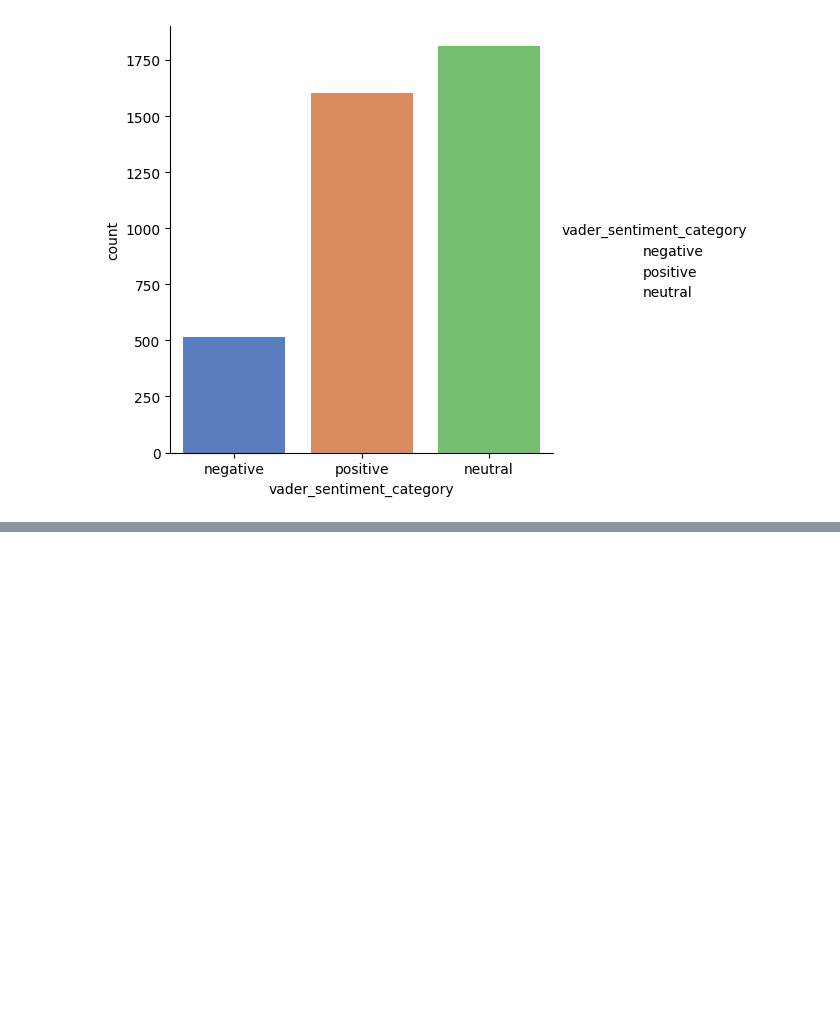
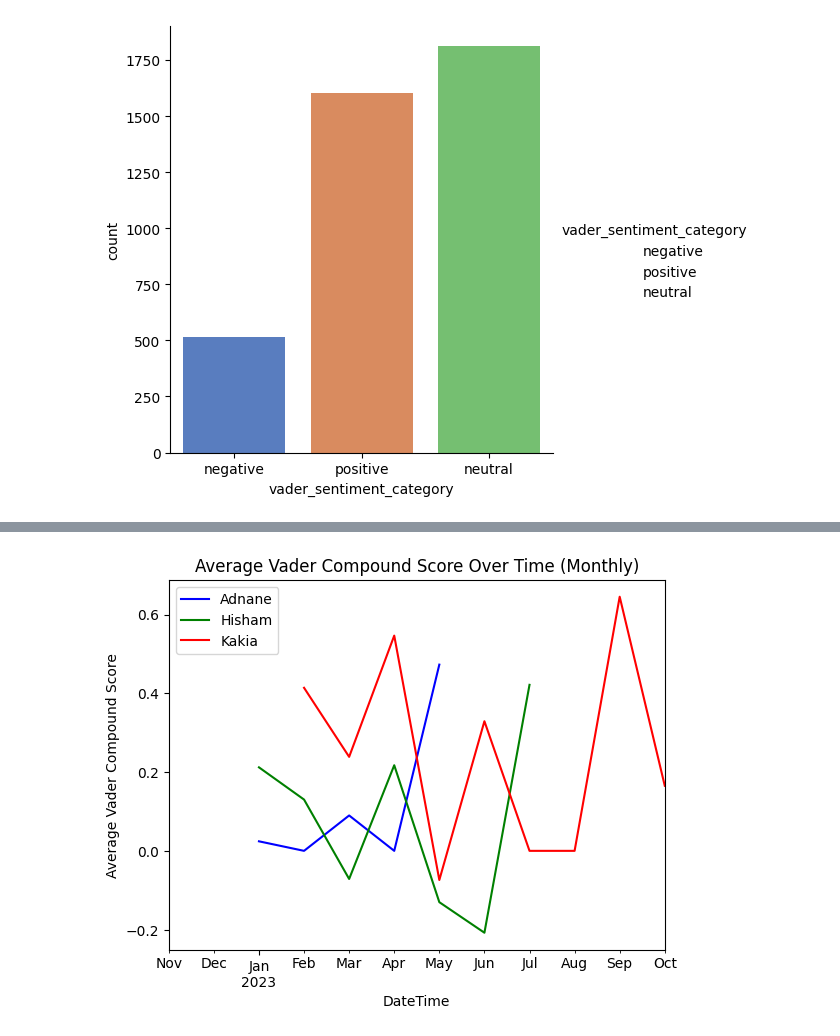
Before and after one commit to leroyokosi/msc_whatsapp_analysis, a Jupyter notebook: code.ipynb, the cells around one changed output, grey strips where cells are left out. Saved outputs shown, nothing was run; the diff lists cells and outputs as text; code cells hidden in the pictures; blank space fills up the shorter version.

```diff
--- a/code.ipynb
+++ b/code.ipynb
@@ -197,0 +346,25 @@ df.head(10)
+# %%
+import matplotlib.pyplot as plt
+
+# Ensure that 'DateTime' is of datetime type
+df_adnane['DateTime'] = pd.to_datetime(df_adnane['DateTime'])
+df_hisham['DateTime'] = pd.to_datetime(df_hisham['DateTime'])
+df_kakia['DateTime'] = pd.to_datetime(df_kakia['DateTime'])
+
+# Sample the data on a monthly basis and calculate the mean
+df_adnane_monthly = df_adnane.set_index('DateTime').resample('M')['vader_compound'].mean()
+df_hisham_monthly = df_hisham.set_index('DateTime').resample('M')['vader_compound'].mean()
+df_kakia_monthly = df_kakia.set_index('DateTime').resample('M')['vader_compound'].mean()
+
+# Plot a line graph for each DataFrame
+df_adnane_monthly.plot(label='Adnane', color='blue')
+df_hisham_monthly.plot(label='Hisham', color='green')
+df_kakia_monthly.plot(label='Kakia', color='red')
+
+plt.xlabel('DateTime')
+plt.ylabel('Average Vader Compound Score')
+plt.title('Average Vader Compound Score Over Time (Monthly)')
+plt.legend()
+plt.show()
+# %% [output]
+[figure, added]
```
Also changed, not shown: parts of 9 cells of this notebook.
